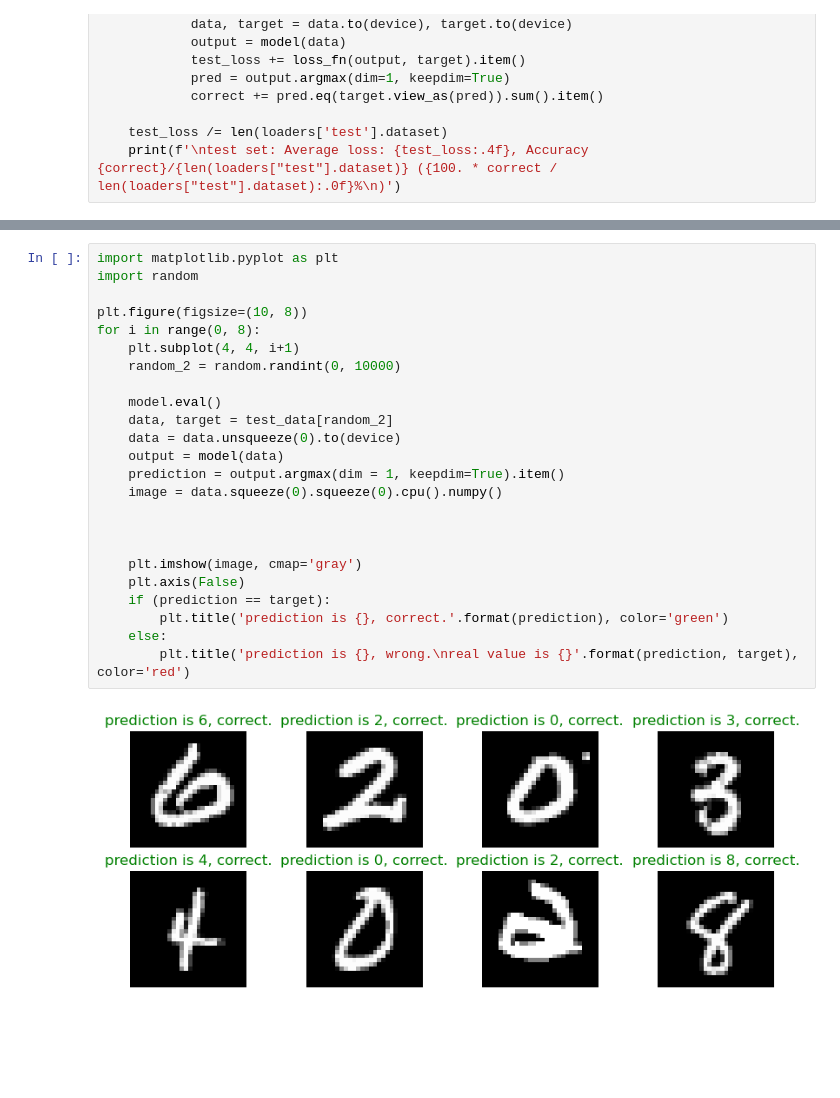
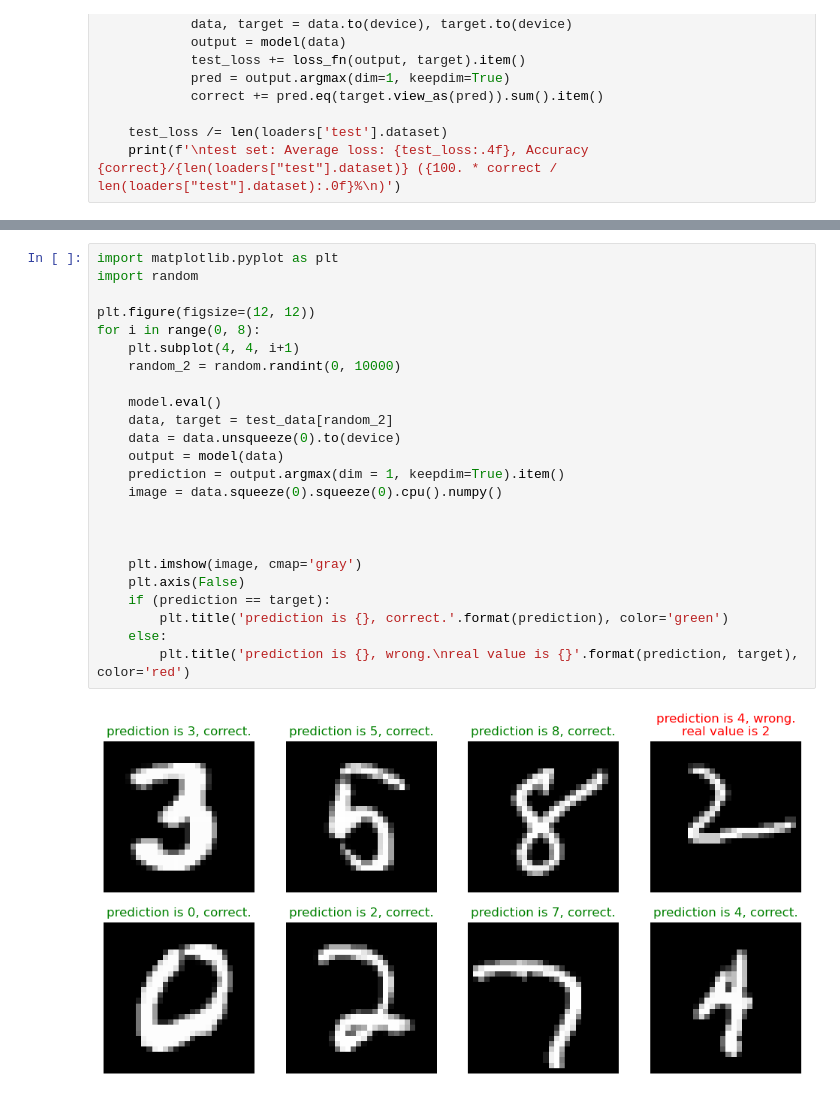
Before and after one commit to Slick93/Handwritten-Digits-Recognition-PyTorch, a Jupyter notebook: Digit-Test-PyTorch.ipynb, the cells around one changed output, grey strips where cells are left out. Cells and saved outputs as stored; diff of their text form; blank space fills up the shorter version.

```diff
--- a/Digit-Test-PyTorch.ipynb
+++ b/Digit-Test-PyTorch.ipynb
@@ -145,29 +145,29 @@ test set: Average loss: 0.0148, Accuracy 9771/10000 (98%
 # %%
 import matplotlib.pyplot as plt
 import random
 
-plt.figure(figsize=(10, 8))
+plt.figure(figsize=(12, 12))
 for i in range(0, 8):
     plt.subplot(4, 4, i+1)
     random_2 = random.randint(0, 10000)
 
     model.eval()
     data, target = test_data[random_2]
     data = data.unsqueeze(0).to(device)
     output = model(data)
     prediction = output.argmax(dim = 1, keepdim=True).item()
     image = data.squeeze(0).squeeze(0).cpu().numpy()
 
 
 
     plt.imshow(image, cmap='gray')
     plt.axis(False)
     if (prediction == target):
         plt.title('prediction is {}, correct.'.format(prediction), color='green')
     else:
         plt.title('prediction is {}, wrong.\nreal value is {}'.format(prediction, target), color='red')
 # %% [output]
-[figure, old version]
+[figure, new version]
 # %%
 import numpy as np
 
```
Also changed, not shown: parts of 3 cells of this notebook.
